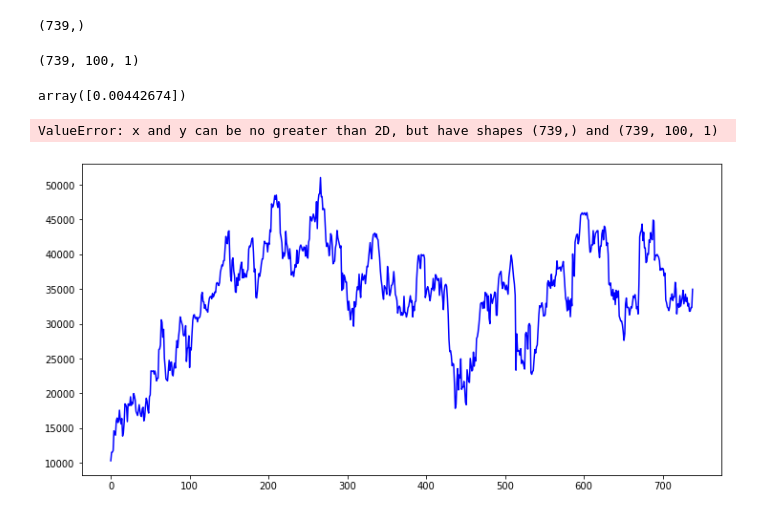
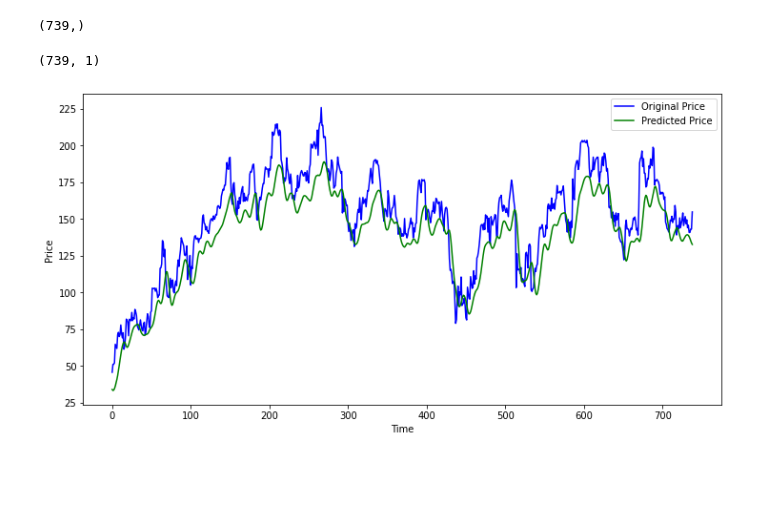
Before and after one commit to aana0308/NIFTY-Stock-Market-Prediction, a Jupyter notebook: notebooks/LSTM_MARKET_PREDICTION.ipynb, the cells around one changed output. Saved outputs shown, nothing was run; the diff lists cells and outputs as text; code cells hidden in the pictures; blank space fills up the shorter version.

```diff
--- a/notebooks/LSTM_MARKET_PREDICTION.ipynb
+++ b/notebooks/LSTM_MARKET_PREDICTION.ipynb
@@ -150,7 +151,7 @@ model.add(Dropout(0.3))
 model.add(LSTM(units=80,activation='relu',return_sequences=True))
 model.add(Dropout(0.4))
 
-model.add(LSTM(units=120,activation='relu',return_sequences=True))
+model.add(LSTM(units=120,activation='relu'))
 model.add(Dropout(0.5))
 
 model.add(Dense(units=1))
@@ -278,23 +279,20 @@ y_test.shape
 # %%
 y_predicted.shape
 # %% [output]
-(739, 100, 1)
+(739, 1)
-# %%
-scaler.scale_
-# %% [output]
-array([0.00442674])
+# %%
+scalar=scaler.scale_
 # %%
-scale_factor=1/(0.00442674)
+scale_factor=1/(scalar[0])
 y_predicted=y_predicted*scale_factor
 y_test=y_test*scale_factor
 # %%
 plt.figure(figsize=(12,6))
 plt.plot(y_test,'b',label='Original Price')
-plt.plot(y_predicted,'b',label='Predicted Price')
+plt.plot(y_predicted,'g',label='Predicted Price')
 plt.xlabel('Time')
 plt.ylabel('Price')
 plt.legend()
 plt.show()
 # %% [output]
-ValueError: x and y can be no greater than 2D, but have shapes (739,) and (739, 100, 1)
-[figure, old version]
+[figure, new version]
```
Also changed, not shown: parts of 6 cells of this notebook.
